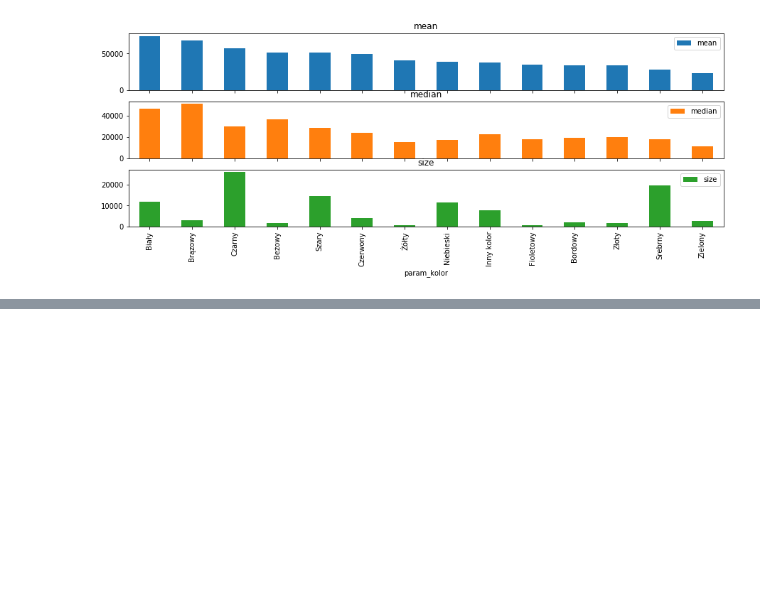
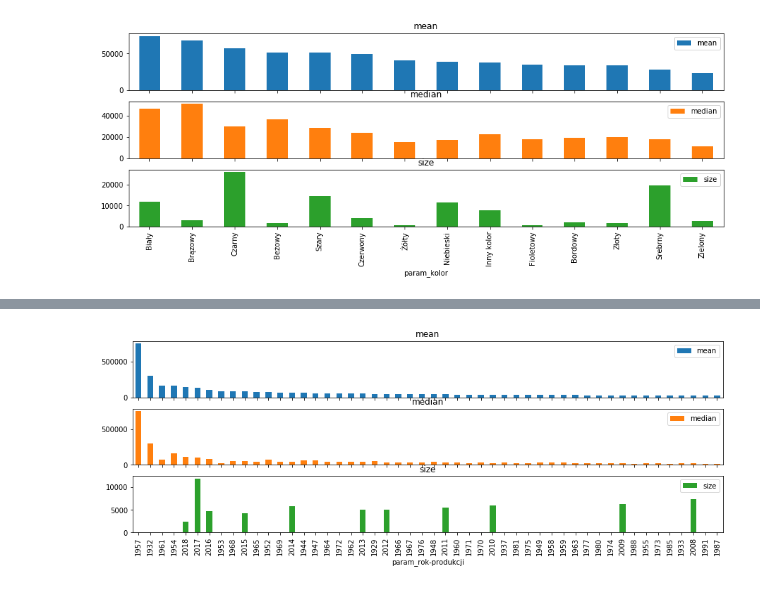
Before and after one commit to SirMatix/dw_matrix_car, a Jupyter notebook: day2_visualisation.ipynb, the cells around one changed output, grey strips where cells are left out. Saved outputs shown, nothing was run; the diff lists cells and outputs as text; code cells hidden in the pictures; blank space fills up the shorter version.

```diff
--- a/day2_visualisation.ipynb
+++ b/day2_visualisation.ipynb
@@ -134,0 +143,4 @@ group_and_barplot('param_kolor',feat_sort='mean');
+# %%
+group_and_barplot('param_rok-produkcji',feat_sort='mean');
+# %% [output]
+[figure, added]
```
Also changed, not shown: parts of 3 cells of this notebook.
